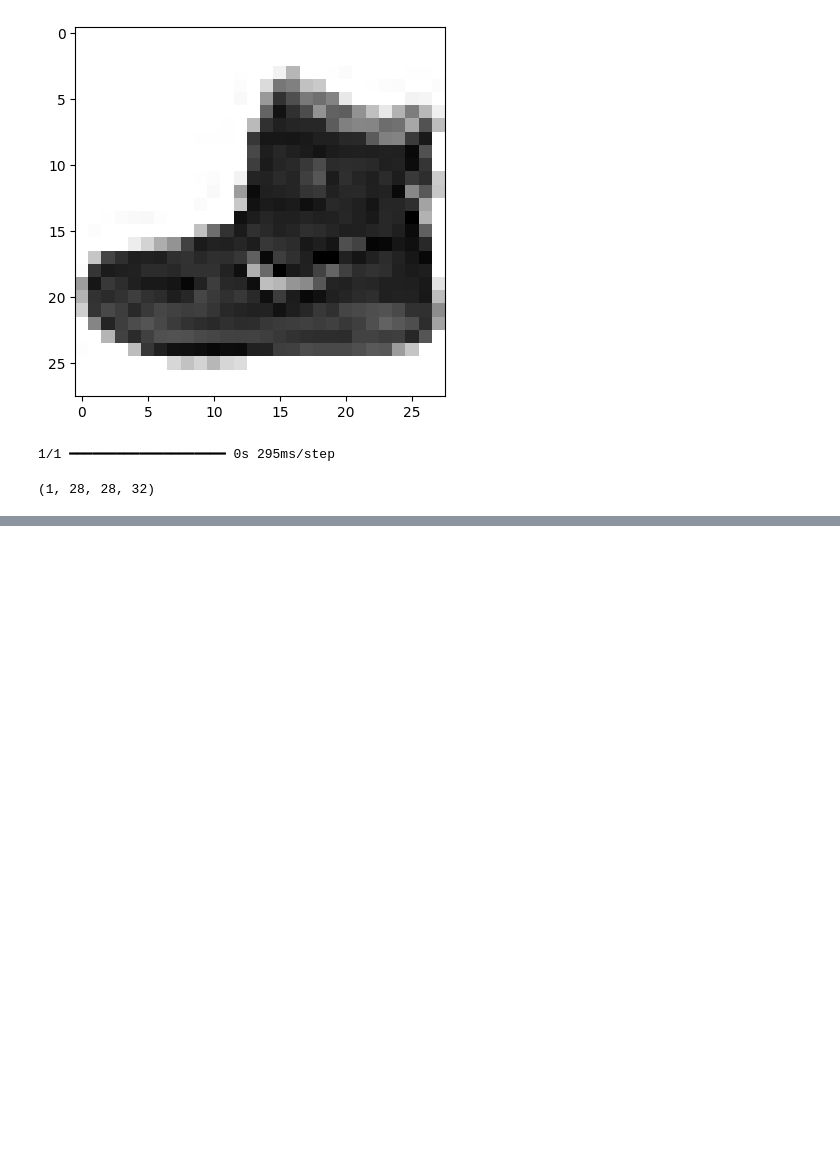
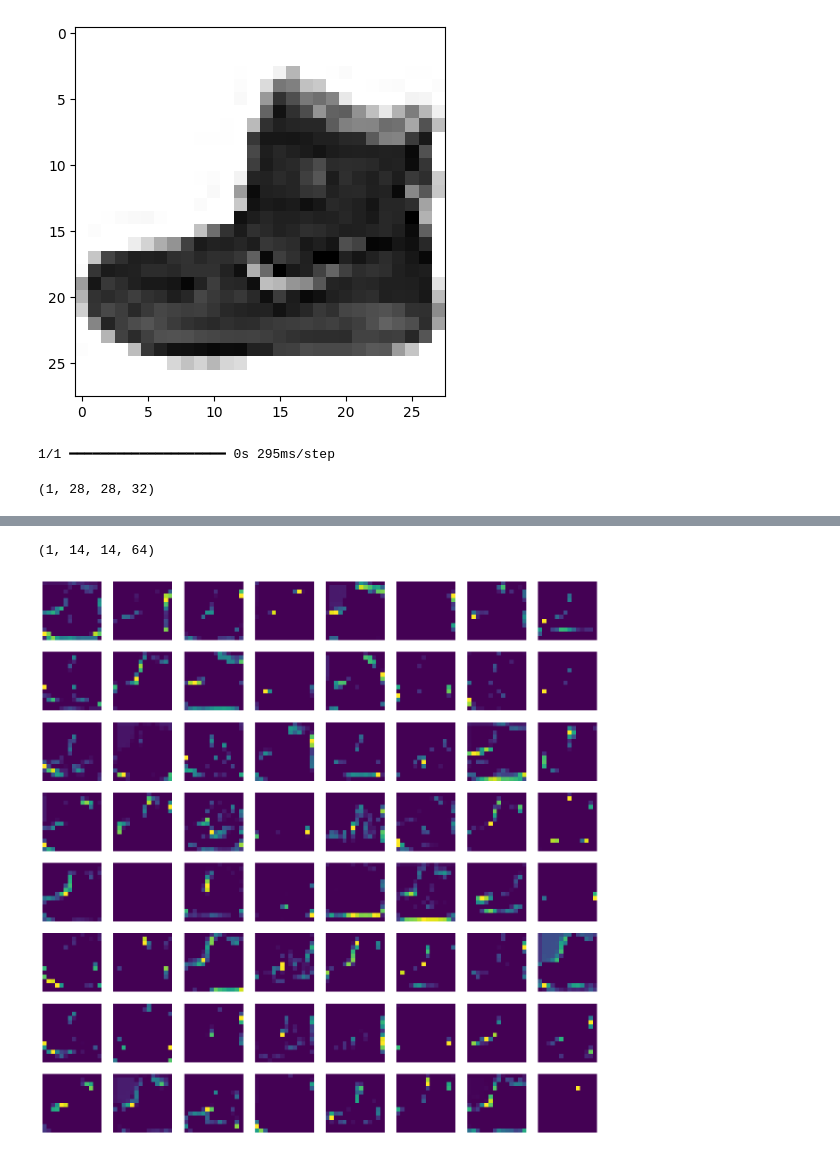
Before and after one commit to yonggyo1125/ai_class_source, a Jupyter notebook: 09 핀테크 머신러닝과 딥러닝 이해/source/day12/ex01.ipynb, the cells around one changed output, grey strips where cells are left out. Cells and saved outputs as stored; diff of their text form; code cells hidden in the pictures; blank space fills up the shorter version.

```diff
--- a/09 핀테크 머신러닝과 딥러닝 이해/source/day12/ex01.ipynb
+++ b/09 핀테크 머신러닝과 딥러닝 이해/source/day12/ex01.ipynb
@@ -122,0 +136,4 @@ plt.show()
+# %%
+# 두번째 Conv 통과한 특성맵 시각화
+conv_fm2 = keras.Model(model.inputs[0], model.layers[2].output)
+conv_fm2.layers
@@ -122,0 +145,2 @@ plt.show()
+# %%
+feature_maps = conv_fm2.predict(ankle_boot)
@@ -122,0 +149,14 @@ plt.show()
+# %%
+feature_maps.shape
+# %% [output]
+(1, 14, 14, 64)
+# %%
+_, axs = plt.subplots(8, 8, figsize=(16, 16))
+for i in range(8):
+    for j in range(8):
+        axs[i, j].imshow(feature_maps[0, :, :, i * 8 + j])
+        axs[i, j].axis('off')
+
+plt.show()
+# %% [output]
+[figure, added]
```
Also changed, not shown: parts of 4 cells of this notebook, 2 other files.
